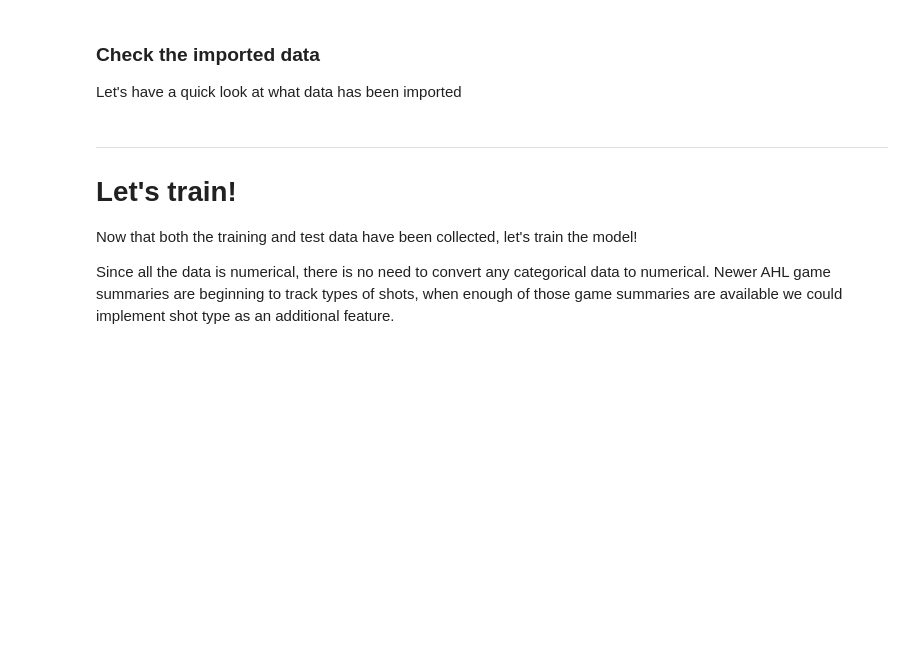
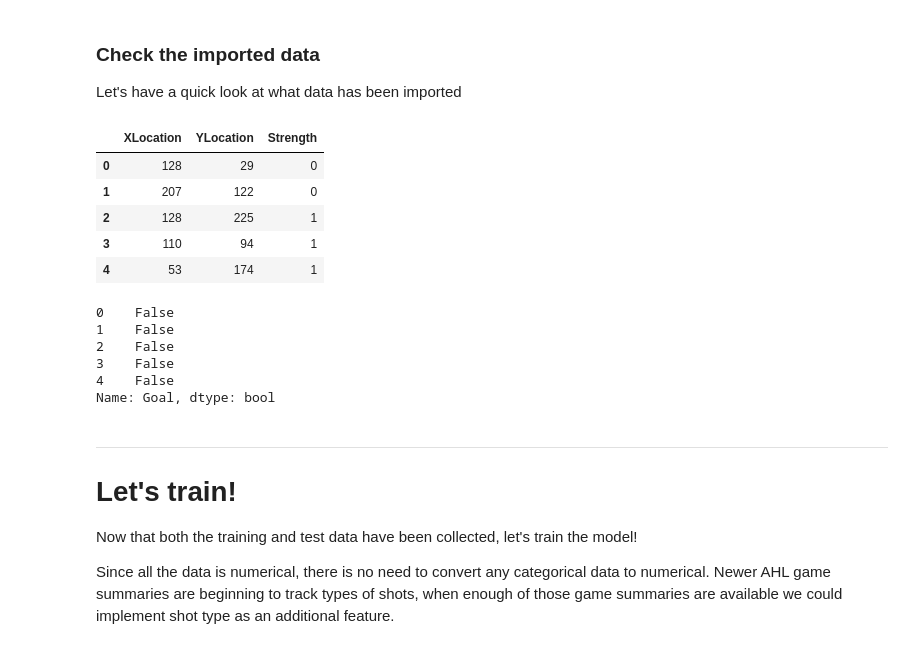
Before and after one commit to r-wisniewski/xG-LinearModel, a Jupyter notebook: AHL_xG_LinearModel.ipynb, the cells around one changed output. Cells and saved outputs as stored; diff of their text form; code cells hidden in the pictures; blank space fills up the shorter version.

Commit message:
Updated linear model. Working up to prediction part.

```diff
--- a/AHL_xG_LinearModel.ipynb
+++ b/AHL_xG_LinearModel.ipynb
@@ -29,9 +29,9 @@ This step imports scraped event data (using ahl_scraper.py) from a csv file. Onc
 # %%
 #import training and test data from csv's
 # training data is from game id's 1017122 to 1020000
-xg_df_train = pd.read_csv('https://github.com/r-wisniewski/xG-LinearModel/blob/main/training.csv')
+xg_df_train = pd.read_csv('https://github.com/r-wisniewski/xG-LinearModel/raw/main/training.csv')
 # testing data is from game id's 1020001 to 1020558. 1020558 is the latest game we have data for
-xg_df_testing = pd.read_csv('https://github.com/r-wisniewski/xG-LinearModel/blob/main/testing.csv')
+xg_df_testing = pd.read_csv('https://github.com/r-wisniewski/xG-LinearModel/raw/main/testing.csv')
 
 # separate the labels and data
 y_train = xg_df_train.pop('Goal')
@@ -41,13 +41,25 @@ y_testing = xg_df_testing.pop('Goal')
 
 Let's have a quick look at what data has been imported
 # %%
-#check the first few rows of both dataframes
+#check the first few rows of the training panda dataframe
 xg_df_train.head()
-t_train.head()
-
-#check the first few rows of both dataframes
-xg_df_testing.head()
-y_testing.head()
+# %% [output]
+|  | XLocation | YLocation | Strength |
+| 0 | 128 | 29 | 0 |
+| 1 | 207 | 122 | 0 |
+| 2 | 128 | 225 | 1 |
+| 3 | 110 | 94 | 1 |
+| 4 | 53 | 174 | 1 |
+# %%
+# Lets see how the labels are stored
+y_train.head()
+# %% [output]
+0    False
+1    False
+2    False
+3    False
+4    False
+Name: Goal, dtype: bool
 # %% [markdown]
 
 
```
Also changed, not shown: parts of 5 cells of this notebook.
